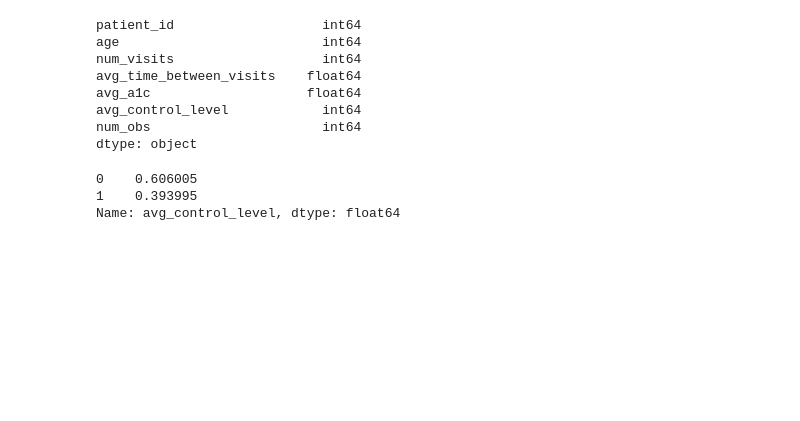
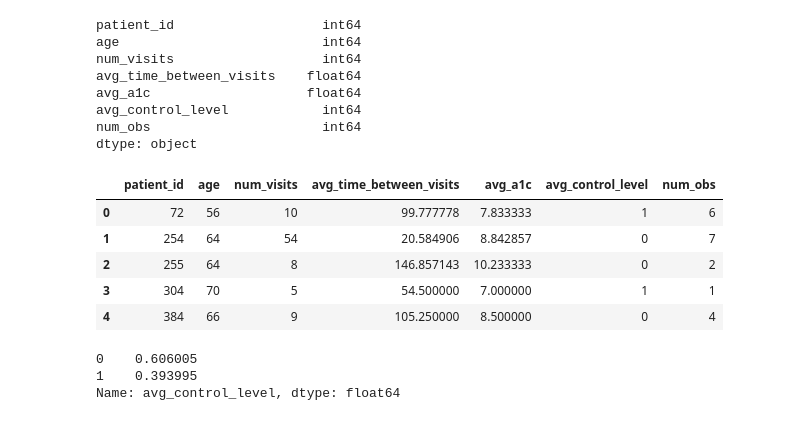
Before and after one commit to dmiz6393/diabetes_a1c, a Jupyter notebook: code/7_Modeling.ipynb, the cells around one changed output. Drawn from its saved outputs; the diff is of its cells as text; code cells hidden in the pictures; blank space fills up the shorter version.

```diff
--- a/code/7_Modeling.ipynb
+++ b/code/7_Modeling.ipynb
@@ -40,0 +44,9 @@ dtype: object
+# %%
+new_df.head()
+# %% [output]
+|  | patient_id | age | num_visits | avg_time_between_visits | avg_a1c | avg_control_level | num_obs |
+| 0 | 72 | 56 | 10 | 99.777778 | 7.833333 | 1 | 6 |
+| 1 | 254 | 64 | 54 | 20.584906 | 8.842857 | 0 | 7 |
+| 2 | 255 | 64 | 8 | 146.857143 | 10.233333 | 0 | 2 |
+| 3 | 304 | 70 | 5 | 54.500000 | 7.000000 | 1 | 1 |
+| 4 | 384 | 66 | 9 | 105.250000 | 8.500000 | 0 | 4 |
```
Also changed, not shown: parts of 20 cells of this notebook, 4 other files.
